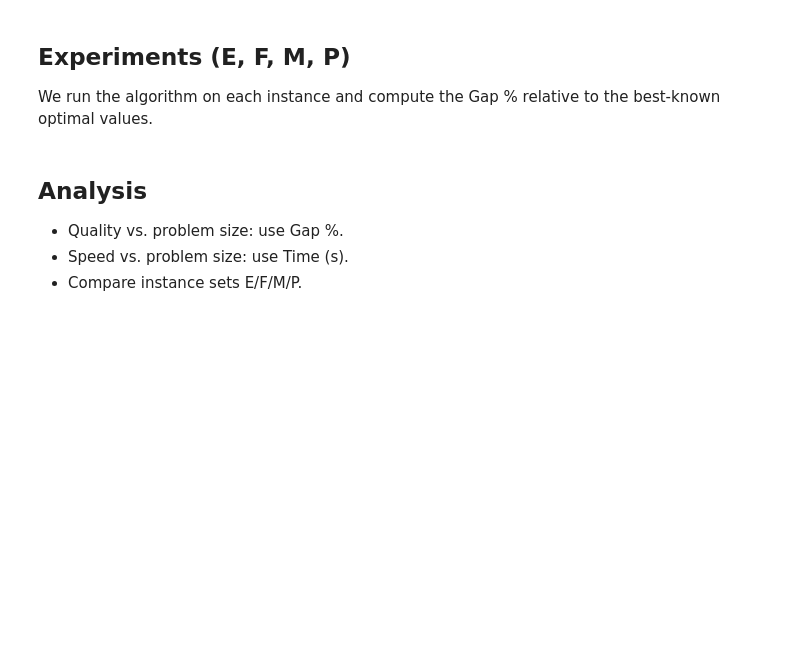
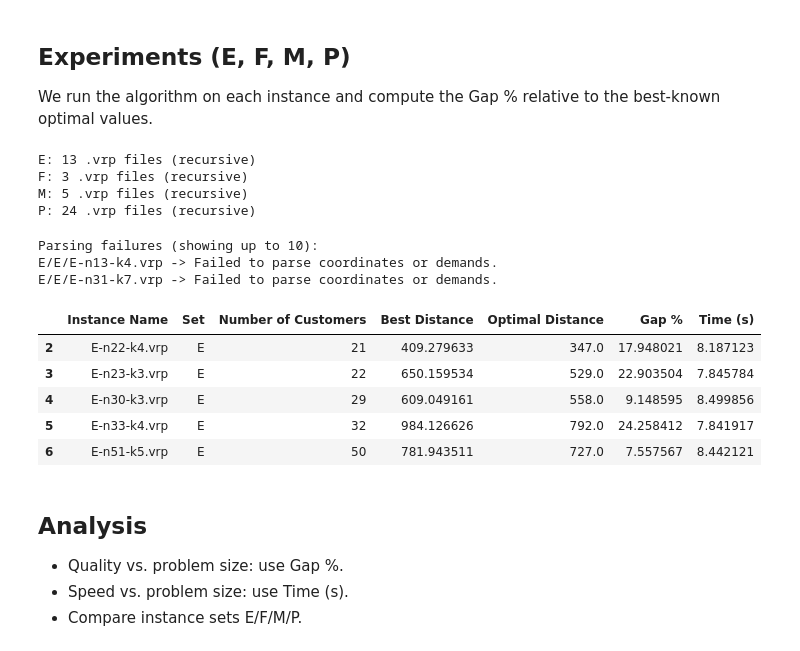
Before and after one commit to NabilM5/Metaheuristics_ai, a Jupyter notebook: Metaheuristics_ai_Mouhamech_Nabil.ipynb, the cells around one changed output. Drawn from its saved outputs; the diff is of its cells as text; code cells hidden in the pictures; blank space fills up the shorter version.

```diff
--- a/Metaheuristics_ai_Mouhamech_Nabil.ipynb
+++ b/Metaheuristics_ai_Mouhamech_Nabil.ipynb
@@ -370,6 +390,20 @@ optimal_values = {
 ## Experiments (E, F, M, P)
 
 We run the algorithm on each instance and compute the Gap % relative to the best-known optimal values.
+# %%
+# Diagnostic: count .vrp files in each folder (recursive)
+for d in ["E", "F", "M", "P"]:
+    path = Path(d)
+    if not path.exists():
+        print(f"{d}: folder not found")
+        continue
+    files = list(path.rglob("*.vrp"))
+    print(f"{d}: {len(files)} .vrp files (recursive)")
+# %% [output]
+E: 13 .vrp files (recursive)
+F: 3 .vrp files (recursive)
+M: 5 .vrp files (recursive)
+P: 24 .vrp files (recursive)
 # %%
 params = {
     "pop_size": 50,
@@ -382,37 +416,65 @@ params = {
 
 vrp_dirs = ["E", "F", "M", "P"]
 results = []
+failed = []
 
 for d in vrp_dirs:
-    for name in sorted(Path(d).glob("*.vrp")):
+    for name in sorted(Path(d).rglob("*.vrp")):
         with open(name, "rb") as f:
-            parsed = parse_vrp_file(f.read())
+            content = f.read()
+        try:
+            parsed = parse_vrp_file(content)
+        except ValueError as e:
+            failed.append((str(name), str(e)))
+            continue
 
         data = VRPData(parsed["coords"], parsed["demands"], parsed["capacity"], parsed["distance_matrix"])
 
         t0 = time.perf_counter()
         best = hybrid_genetic_algorithm(data, **params)
         t1 = time.perf_counter()
 
         best_cost = best.total_distance
         opt = optimal_values.get(name.name)
         gap = None
         if opt is not None:
             gap = 100.0 * (best_cost - opt) / opt
 
         results.append({
             "Instance Name": name.name,
             "Set": name.name[0],
             "Number of Customers": data.num_customers,
             "Best Distance": best_cost,
             "Optimal Distance": opt,
             "Gap %": gap,
             "Time (s)": t1 - t0,
         })
 
 results_df = pd.DataFrame(results)
-results_df.sort_values(["Set", "Number of Customers"], inplace=True)
+
+if failed:
+    print("Parsing failures (showing up to 10):")
+    for item in failed[:10]:
+        print(item[0], "->", item[1])
+
+if results_df.empty:
+    print("No results collected. Check that E/F/M/P folders were extracted and contain .vrp files.")
+else:
+    if "Set" not in results_df.columns:
+        results_df["Set"] = results_df["Instance Name"].str[0]
+    results_df.sort_values(["Set", "Number of Customers"], inplace=True)
+
 results_df.head()
+# %% [output]
+Parsing failures (showing up to 10):
+E/E/E-n13-k4.vrp -> Failed to parse coordinates or demands.
+E/E/E-n31-k7.vrp -> Failed to parse coordinates or demands.
+|  | Instance Name | Set | Number of Customers | Best Distance | Optimal Distance | Gap % | Time (s) |
+| 2 | E-n22-k4.vrp | E | 21 | 409.279633 | 347.0 | 17.948021 | 8.187123 |
+| 3 | E-n23-k3.vrp | E | 22 | 650.159534 | 529.0 | 22.903504 | 7.845784 |
+| 4 | E-n30-k3.vrp | E | 29 | 609.049161 | 558.0 | 9.148595 | 8.499856 |
+| 5 | E-n33-k4.vrp | E | 32 | 984.126626 | 792.0 | 24.258412 | 7.841917 |
+| 6 | E-n51-k5.vrp | E | 50 | 781.943511 | 727.0 | 7.557567 | 8.442121 |
 # %% [markdown]
 ## Analysis
 
```
Also changed, not shown: parts of 2 cells of this notebook, 1 other file.
